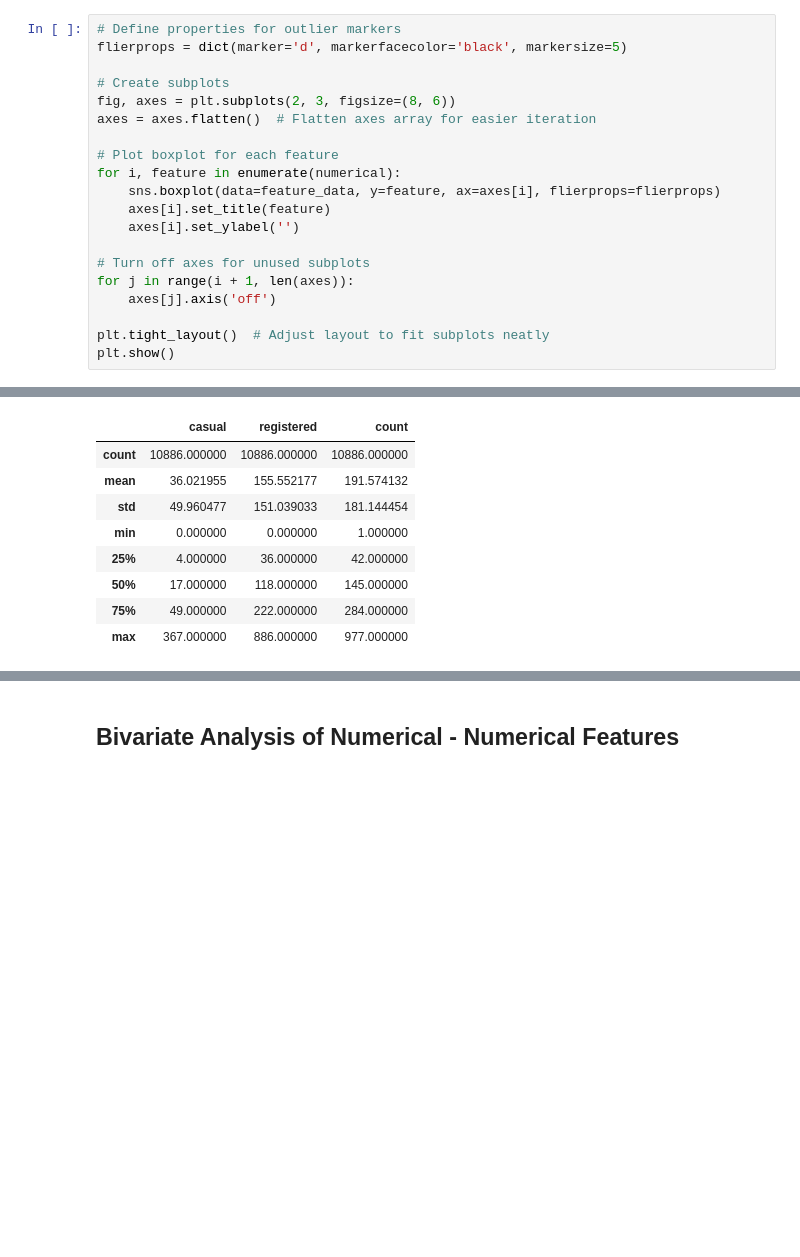
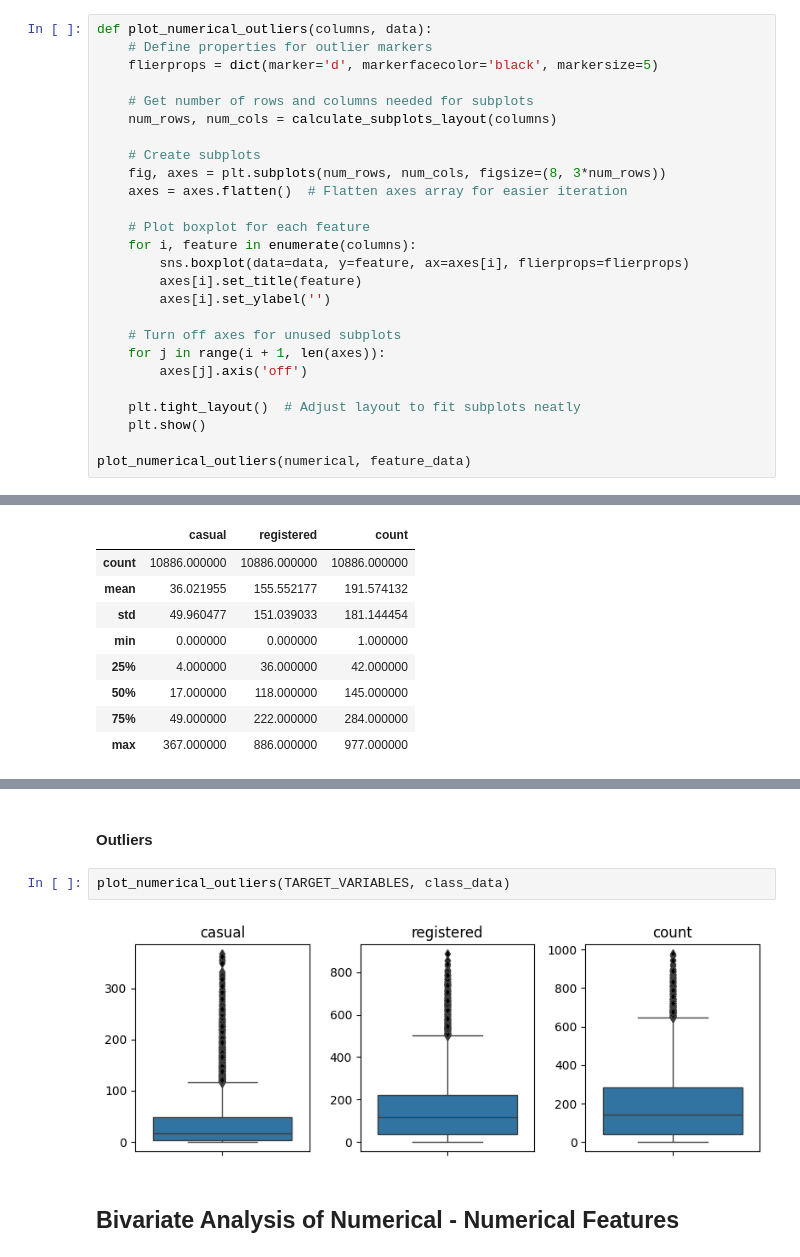
Before and after one commit to jay-watt/bike_sharing, a Jupyter notebook: noteboooks/data_exploration.ipynb, the cells around one changed output, grey strips where cells are left out. Saved outputs shown, nothing was run; the diff lists cells and outputs as text; blank space fills up the shorter version.

```diff
--- a/noteboooks/data_exploration.ipynb
+++ b/noteboooks/data_exploration.ipynb
@@ -258,25 +267,31 @@ plt.show()
 # %% [markdown]
 #### Outliers
 # %%
-# Define properties for outlier markers
-flierprops = dict(marker='d', markerfacecolor='black', markersize=5)
+def plot_numerical_outliers(columns, data):
+    # Define properties for outlier markers
+    flierprops = dict(marker='d', markerfacecolor='black', markersize=5)
 
-# Create subplots
-fig, axes = plt.subplots(2, 3, figsize=(8, 6))
-axes = axes.flatten()  # Flatten axes array for easier iteration
+    # Get number of rows and columns needed for subplots
+    num_rows, num_cols = calculate_subplots_layout(columns)
 
-# Plot boxplot for each feature
-for i, feature in enumerate(numerical):
-    sns.boxplot(data=feature_data, y=feature, ax=axes[i], flierprops=flierprops)
-    axes[i].set_title(feature)
-    axes[i].set_ylabel('')
+    # Create subplots
+    fig, axes = plt.subplots(num_rows, num_cols, figsize=(8, 3*num_rows))
+    axes = axes.flatten()  # Flatten axes array for easier iteration
 
-# Turn off axes for unused subplots
-for j in range(i + 1, len(axes)):
-    axes[j].axis('off')
+    # Plot boxplot for each feature
+    for i, feature in enumerate(columns):
+        sns.boxplot(data=data, y=feature, ax=axes[i], flierprops=flierprops)
+        axes[i].set_title(feature)
+        axes[i].set_ylabel('')
 
-plt.tight_layout()  # Adjust layout to fit subplots neatly
-plt.show()
+    # Turn off axes for unused subplots
+    for j in range(i + 1, len(axes)):
+        axes[j].axis('off')
+
+    plt.tight_layout()  # Adjust layout to fit subplots neatly
+    plt.show()
+
+plot_numerical_outliers(numerical, feature_data)
 # %% [output]
 [figure]
 # %% [markdown]
@@ -336,3 +357,9 @@ class_data.describe()
+# %% [markdown]
+#### Outliers
+# %%
+plot_numerical_outliers(TARGET_VARIABLES, class_data)
+# %% [output]
+[figure, added]
 # %% [markdown]
 ## Bivariate Analysis of Numerical - Numerical Features
 # %%
```
Also changed, not shown: parts of 5 cells of this notebook.
